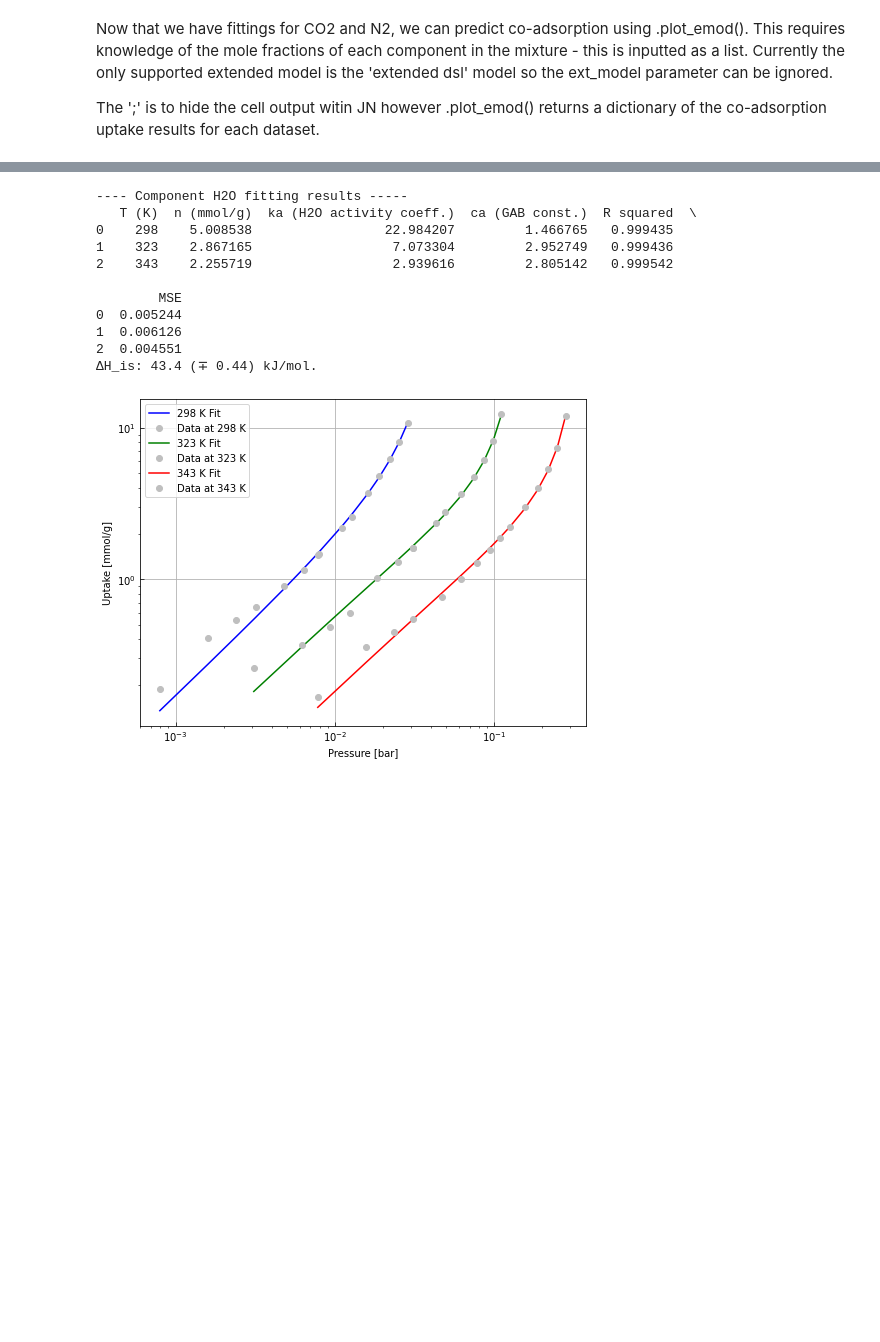
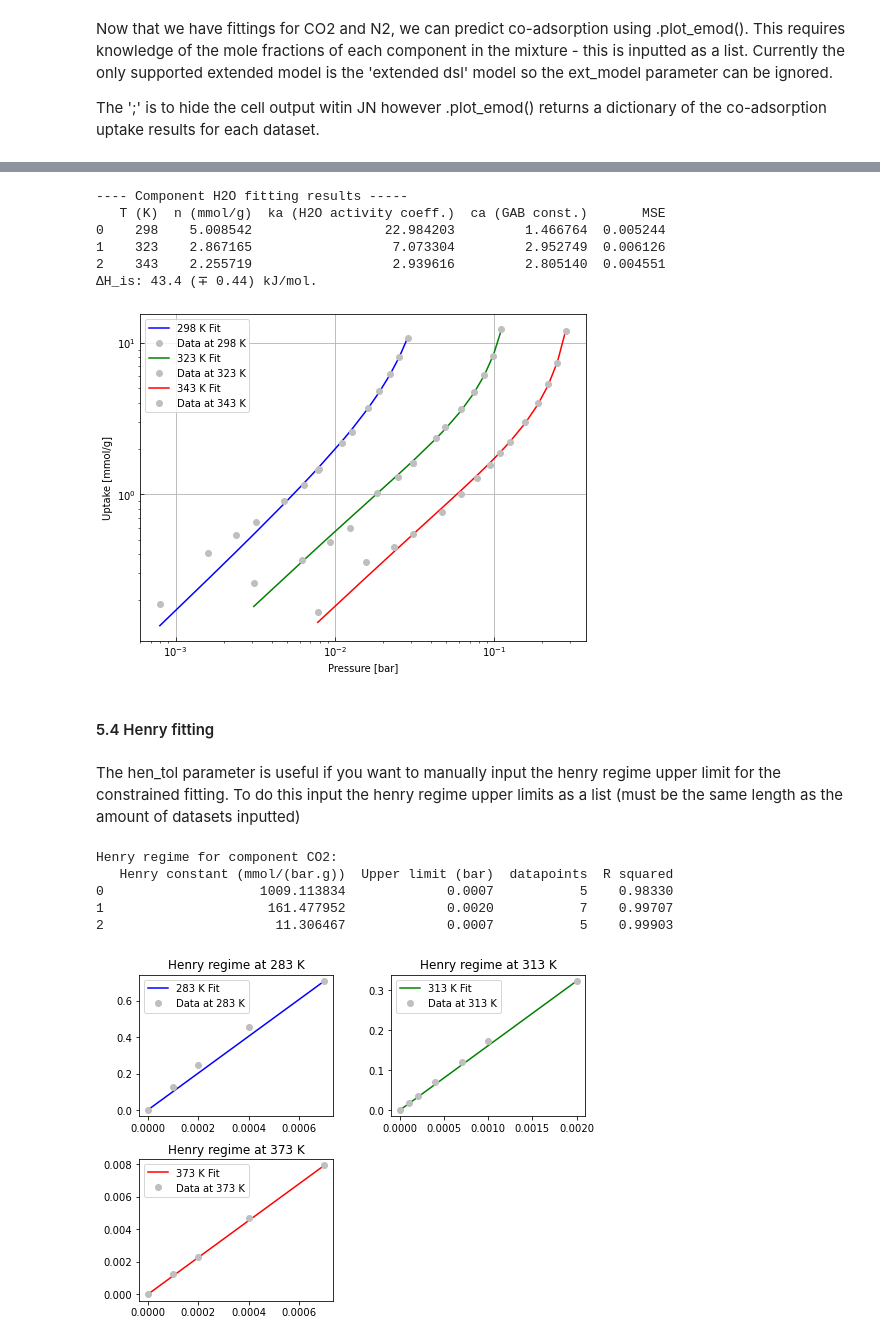
Before and after one commit to dominikpantak/pyIsoFit, a Jupyter notebook: pyIsofit_demo.ipynb, the cells around one changed output, grey strips where cells are left out. Cells and saved outputs as stored; diff of their text form; code cells hidden in the pictures; blank space fills up the shorter version.

```diff
--- a/pyIsofit_demo.ipynb
+++ b/pyIsofit_demo.ipynb
@@ -309,23 +330,38 @@ R sq of Van't Hoff: 0.904
 # %%
-df1 = pd.read_csv('pyIsofit/Datasets for testing/LewatitH₂O.csv')
+df1 = pd.read_csv('tests/Datasets for testing/LewatitH₂O.csv')
 compname = 'H2O'
 temps = [25, 50, 70]
 key_pressures = ['Pressure [bar] 25', 'Pressure [bar] 50', 'Pressure [bar] 70']
 key_uptakes = ['Loading [mmol/g] 25', 'Loading [mmol/g] 50', 'Loading [mmol/g] 70']
 
-langmuir = IsothermFit(df1, temps, key_pressures, key_uptakes, "gab", compname)
-langmuir.fit(cond=True)
-langmuir.plot(logplot=True)
+test = IsothermFit(df1, temps, key_pressures, key_uptakes, "gab", compname)
+test.fit()
+test.plot(logplot=True)
 # %% [output]
 ---- Component H2O fitting results -----
-   T (K)  n (mmol/g)  ka (H2O activity coeff.)  ca (GAB const.)  R squared  \
-0    298    5.008538                 22.984207         1.466765   0.999435
-1    323    2.867165                  7.073304         2.952749   0.999436
-2    343    2.255719                  2.939616         2.805142   0.999542
-
-        MSE
-0  0.005244
-1  0.006126
-2  0.004551
+   T (K)  n (mmol/g)  ka (H2O activity coeff.)  ca (GAB const.)       MSE
+0    298    5.008542                 22.984203         1.466764  0.005244
+1    323    2.867165                  7.073304         2.952749  0.006126
+2    343    2.255719                  2.939616         2.805140  0.004551
 ΔH_is: 43.4 (∓ 0.44) kJ/mol.
 [figure]
+# %% [markdown]
+#### 5.4 Henry fitting
+# %% [markdown]
+The hen_tol parameter is useful if you want to manually input the henry regime upper limit for the constrained fitting. To do this input the henry regime upper limits as a list (must be the same length as the amount of datasets inputted)
+# %%
+df1 = pd.read_csv('tests/Datasets for testing/Computational Data (EPFL) CO2.csv')
+temps = [10, 40, 100]
+key_pressures = ['Pressure (bar)', 'Pressure (bar)', 'Pressure (bar)']
+key_uptakes = ['Uptake (mmol/g)_13X_10 (°C)', 'Uptake (mmol/g)_13X_40 (°C)', 'Uptake (mmol/g)_13X_100 (°C)']
+
+test = IsothermFit(df1, temps, key_pressures, key_uptakes, 'henry', compname='CO2')
+test.fit(hen_tol = [0.0008, 0.004, 0.001])
+test.plot()
+# %% [output]
+Henry regime for component CO2:
+   Henry constant (mmol/(bar.g))  Upper limit (bar)  datapoints  R squared
+0                    1009.113834             0.0007           5    0.98330
+1                     161.477952             0.0020           7    0.99707
+2                      11.306467             0.0007           5    0.99903
+[figure, added]
```
Also changed, not shown: parts of 34 cells of this notebook, 14 other files.
